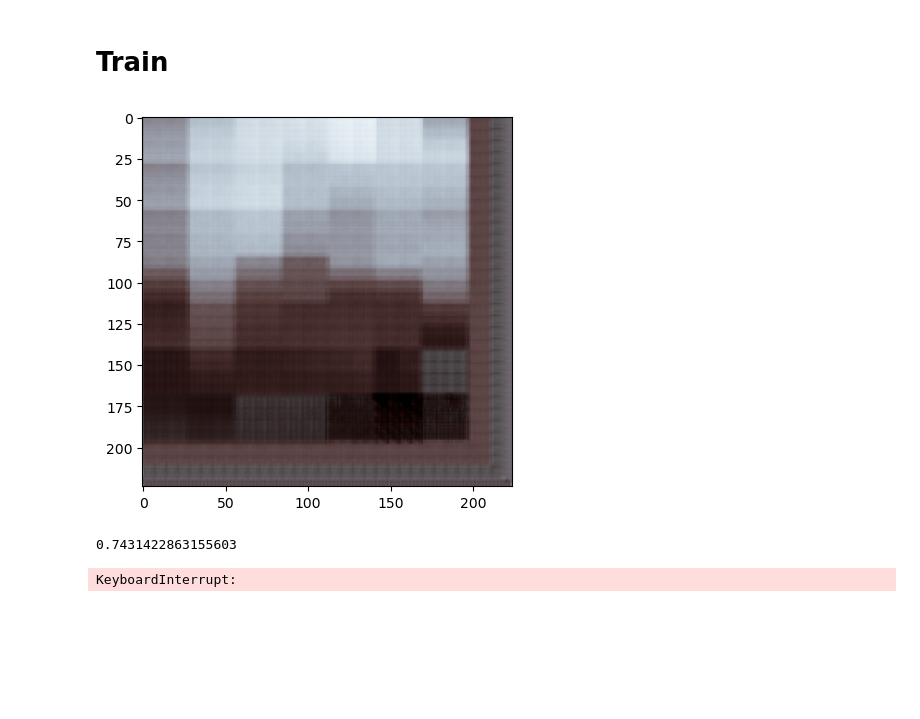
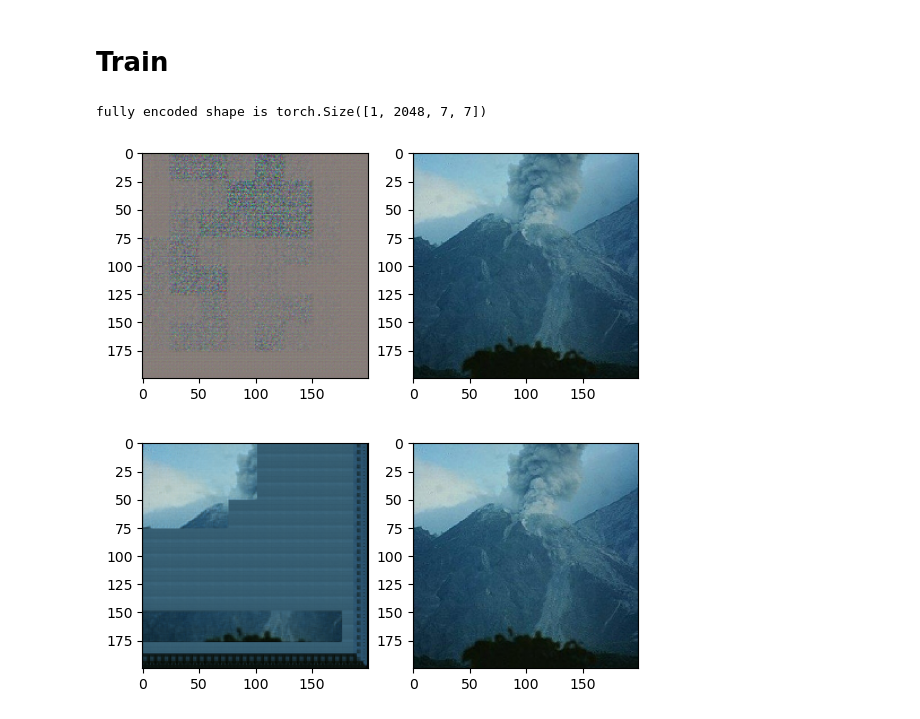
Before and after one commit to shahanneda/ImageInpainting, a Jupyter notebook: final_project.ipynb, the cells around one changed output. Cells and saved outputs as stored; diff of their text form; code cells hidden in the pictures; blank space fills up the shorter version.

```diff
--- a/final_project.ipynb
+++ b/final_project.ipynb
@@ -33,13 +54,19 @@ imagenet_dataset = ImageFolder(root=DATASET_PATH, transform=transforms)
 classes =  [980]
 # imagenet_dataset.class_to_idx
 # %%
+DATASET_PATH = '/pub2/imagenet/ILSVRC/Data/CLS-LOC/train'
+imagenet_dataset = ImageFolder(root=DATASET_PATH, transform=sanity_transforms)
+# sanity_imagenet_dataset = ImageFolder(root=DATASET_PATH, transform=sanity_transforms)
+
 idx = [i for i in range(len(imagenet_dataset)) if imagenet_dataset.imgs[i][1] in classes]
-subset = torch.utils.data.Subset(imagenet_dataset, idx)
+train_subset = torch.utils.data.Subset(imagenet_dataset, idx)
+
+sanity_subset = torch.utils.data.Subset(train_subset, [0])
 # %%
-train_loader = DataLoader(subset, batch_size=64, shuffle=True)
-IMAGE_SIZE = 224
+train_loader = DataLoader(train_subset, batch_size=64, shuffle=True)
+sanity_loader = DataLoader(sanity_subset, batch_size=1, shuffle=True)
 # %%
-sample_batch = next(iter(train_loader))
+sample_batch = next(iter(sanity_loader))
 sample_image = sample_batch[0][0]
 sample_image = sample_image.float()
 # sample_image = sample_image.unsqueeze(0)
@@ -134,29 +151,34 @@ class Decoder(nn.Module):
         self.conv_t5 = nn.ConvTranspose2d(64, 32, kernel_size=(2, 2), stride=(2, 2), padding=0, output_padding=1)
         self.batch_norm_5 = nn.BatchNorm2d(32)
 
+        # nn.Upsample(scale_factor = 2, mode='bilinear'),
+        #                   nn.ReflectionPad2d(1),
+        #                   nn.Conv2d(ngf * mult, int(ngf * mult / 2),
+        #                                      kernel_size=3, stride=1, padding=0)
+
         self.conv = nn.Conv2d(32, 3, kernel_size=4, stride=1, padding=1)
 
 
     def forward(self, inp):
         inp = self.conv_t1(inp)
         inp = self.batch_norm_1(inp)
-        inp = F.leaky_relu(inp)
+        inp = F.relu(inp)
 
         inp = self.conv_t2(inp)
         inp = self.batch_norm_2(inp)
-        inp = F.leaky_relu(inp)
+        inp = F.relu(inp)
 
         inp = self.conv_t3(inp)
         inp = self.batch_norm_3(inp)
-        inp = F.leaky_relu(inp)
+        inp = F.relu(inp)
 
         inp = self.conv_t4(inp)
         inp = self.batch_norm_4(inp)
-        inp = F.leaky_relu(inp)
+        inp = F.relu(inp)
 
         inp = self.conv_t5(inp)
         inp = self.batch_norm_5(inp)
-        inp = F.leaky_relu(inp)
+        inp = F.relu(inp)
 
         inp = self.conv(inp)
         inp = torch.sigmoid(inp)
@@ -191,31 +209,33 @@ optim = torch.optim.Adam(list(encoder.parameters()) + list(decoder.parameters())
 loss_fn = nn.MSELoss()
 # %%
 sample_untrained_out = try_running_image(sample_image, encoder, decoder)
-display_image(sample_untrained_out)
+display_images([sample_untrained_out, sample_image])
 # %% [output]
+fully encoded shape is torch.Size([1, 2048, 7, 7])
-[figure, old version]
+[figure, new version]
 # %%
-EPOCHS = 10
+EPOCHS = 1000
 for epcoh in range(EPOCHS):
 	encoder.train()
 	decoder.train()
 
 
 	epoch_loss = 0
-	total_number_of_images = len(train_loader)
-	for index, batch in tqdm(enumerate(train_loader), total=total_number_of_images):
+	total_number_of_images = len(sanity_loader)
+	for index, batch in tqdm(enumerate(sanity_loader), total=total_number_of_images):
 		data, _ = batch
 		data = data.to(device)
 		optim.zero_grad()
 
 		embedded_images = encoder(data)
 		decoded_images = decoder(embedded_images)
+
 		loss = loss_fn(data, decoded_images)
 		loss.backward()
 		epoch_loss += loss.item()
 		optim.step()
+		display_images([decoded_images[0], data[0]])
 
-	print(epoch_loss)
+	# print(f"Epoch Loss: {epoch_loss}")
 # %% [output]
-0.7431422863155603
-KeyboardInterrupt:
+[figure, added]
```
Also changed, not shown: parts of 11 cells of this notebook.
